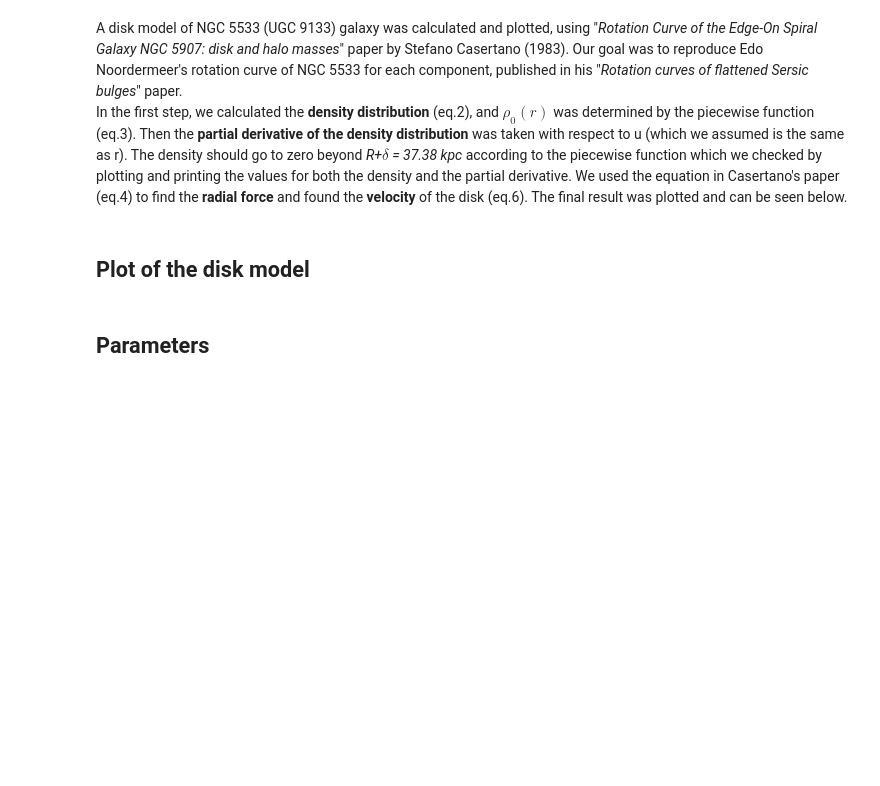
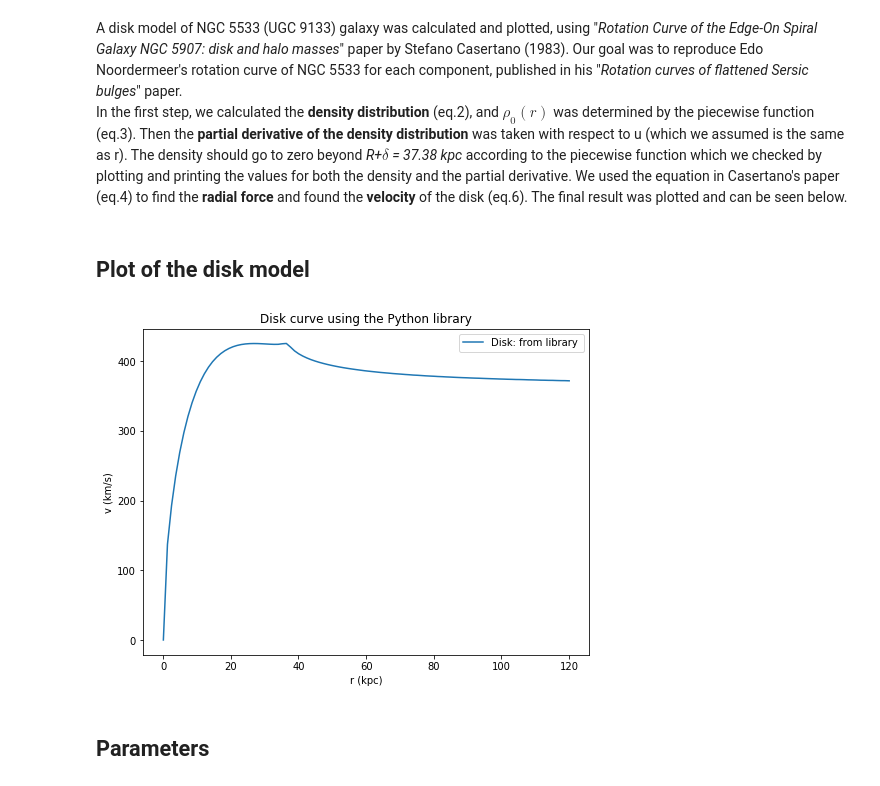
Before and after one commit to villano-lab/grav_project, a Jupyter notebook: notes/Disk_Notes.ipynb, the cells around one changed output. Drawn from its saved outputs; the diff is of its cells as text; code cells hidden in the pictures; blank space fills up the shorter version.

```diff
--- a/notes/Disk_Notes.ipynb
+++ b/notes/Disk_Notes.ipynb
@@ -21,12 +21,14 @@ In the first step, we calculated the <b>density distribution</b> (eq.2), and $\r
 # %%
 r = np.linspace(0.1,120,100)
 plt.figure(figsize=(8,6))
-plt.plot(r,nf.d_v(r,1,nf.h_c,nf.drho00_c,load=True),label='Disk: from library ')
+plt.plot(r,nf.d_v(r,1,nf.h_c,nf.drho00_c,load=True,path='../fitting/'),label='Disk: from library ')
 plt.xlabel('r (kpc)')
 plt.ylabel('v (km/s)')
 plt.title("Disk curve using the Python library")
 plt.legend()
 plt.show()
+# %% [output]
+[figure, added]
 # %% [markdown]
 ## Parameters
 # %% [markdown]
```
Also changed, not shown: parts of 8 cells of this notebook, 1 other file.
